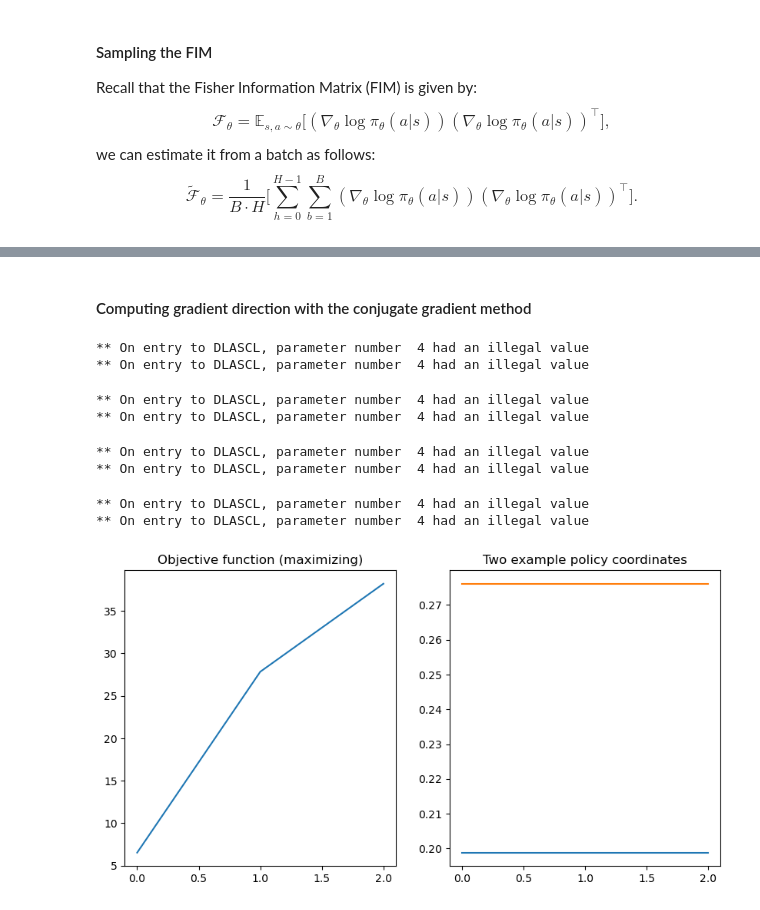
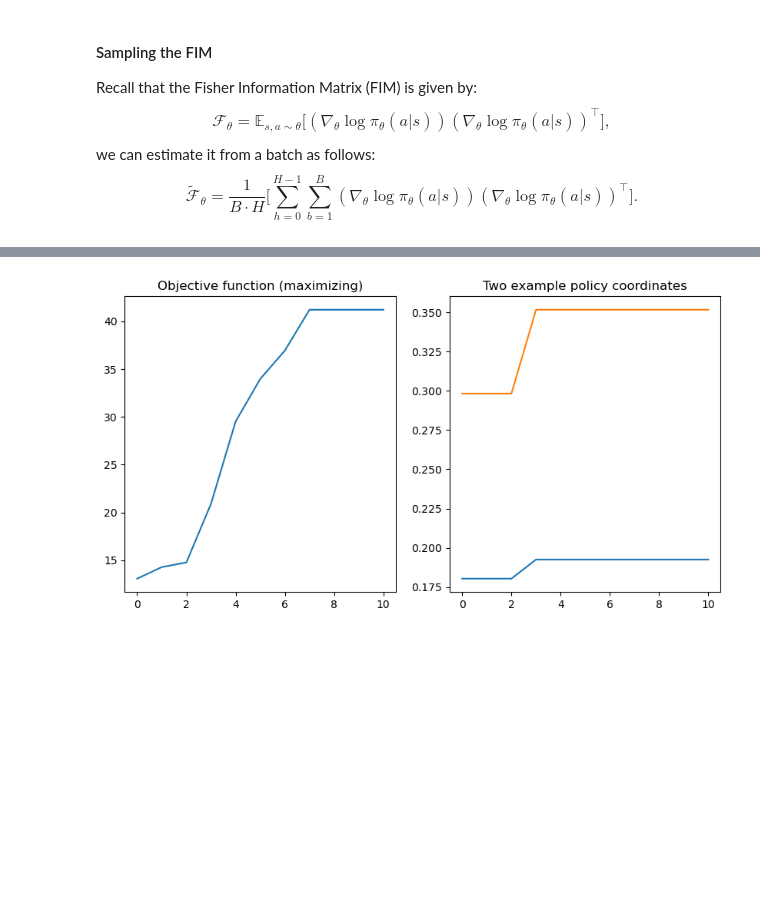
Before and after one commit to RenardDesNeiges/CIRL_Experiments, a Jupyter notebook: pg_experiments.ipynb, the cells around one changed output, grey strips where cells are left out. Drawn from its saved outputs; the diff is of its cells as text; code cells hidden in the pictures; blank space fills up the shorter version.

Commit message:
Fixed the numerical blow up with simple gradient clipping

```diff
--- a/pg_experiments.ipynb
+++ b/pg_experiments.ipynb
@@ -70,10 +68,11 @@ plt.show()
 # %% [markdown]
 ### Policy Gradient using First order oracles
 # %%
-vanillaGradOracle = jax.grad(lambda p : gridMDP.J(nn.softmax(p,axis=1)))
-
 theta = jax.random.uniform(key,(gridMDP.n,gridMDP.m))
 pi_theta = nn.softmax(theta,axis=1)
+
+parametrization = lambda p : nn.softmax(p,axis=1)
+vanillaGrad = vanillaGradOracle(gridMDP, None, key, parametrization, 1,1)
 
 def logger(theta):
     return {
@@ -82,7 +81,7 @@ def logger(theta):
         'J': gridMDP.J(nn.softmax(theta,axis=1))
     }
 
-alg = PolicyGradientMethod(gridMDP,key,vanillaGradOracle,logger)
+alg = PolicyGradientMethod(gridMDP,key,vanillaGrad,logger)
 log, theta = alg.train(10,1)
 # %%
 pis=jnp.stack([e['pi'] for e in log])
@@ -209,3 +196,5 @@ batch = sample_batch(pi,gridMDP,smp,HORIZON,BATCH,key)
+# %%
+sampler = Sampler(gridMDP,key)
 # %% [markdown]
 #### Estimating Policy Gradients from the Batches
 
@@ -240,3 +208,16 @@ log, theta = alg_mc_vanilla.train(10,1)
+# %%
+HORIZON = 5
+BATCH = 10
+
+mCVanillaGrad = monteCarloVanillaGrad(
+                               gridMDP,
+                               sampler,
+                               key,
+                               parametrization,
+                               HORIZON,BATCH)
+
+alg_mc_vanilla = PolicyGradientMethod(gridMDP,key,mCVanillaGrad,logger)
+log, theta = alg_mc_vanilla.train(10,1)
 # %%
 pis=jnp.stack([e['pi'] for e in log])
 js=jnp.stack([e['J'] for e in log])
@@ -284,2 +251,0 @@ plt.show()
-# %% [markdown]
-#### Computing gradient direction with the conjugate gradient method
@@ -303,23 +252,23 @@ def natural_gradients(batch,theta,B,H,gamma):
 # %%
-log, theta = StochPolicyGradient(natural_gradients,gridMDP,eta=1e-2,nb_steps=6, H=5,B=10)
+mCNaturalGrad = monteCarloNaturalGrad(
+                               gridMDP,
+                               sampler,
+                               key,
+                               parametrization,
+                               HORIZON,BATCH)
+
+alg_mc_vanilla = PolicyGradientMethod(gridMDP,key,mCNaturalGrad,logger)
+log, theta = alg_mc_vanilla.train(10,4e-2)
 
 thetas= jnp.stack([e['theta'] for e in log])
 pis=jnp.stack([e['pi'] for e in log])
 js=jnp.stack([e['J'] for e in log])
 t_v = pis[-1]
 fig, ax = plt.subplots(1,2,figsize=(10,5))
 ax[0].plot(js)
 ax[0].set_title('Objective function (maximizing)')
 ax[1].plot(pis[:,0,:2])
 ax[1].set_title('Two example policy coordinates')
 plt.show()
 # %% [output]
-** On entry to DLASCL, parameter number  4 had an illegal value
-** On entry to DLASCL, parameter number  4 had an illegal value
-** On entry to DLASCL, parameter number  4 had an illegal value
-** On entry to DLASCL, parameter number  4 had an illegal value
-** On entry to DLASCL, parameter number  4 had an illegal value
-** On entry to DLASCL, parameter number  4 had an illegal value
-** On entry to DLASCL, parameter number  4 had an illegal value
-** On entry to DLASCL, parameter number  4 had an illegal value
-[figure, old version]
+[figure, new version]
```
Also changed, not shown: parts of 11 cells of this notebook, 2 other files.
